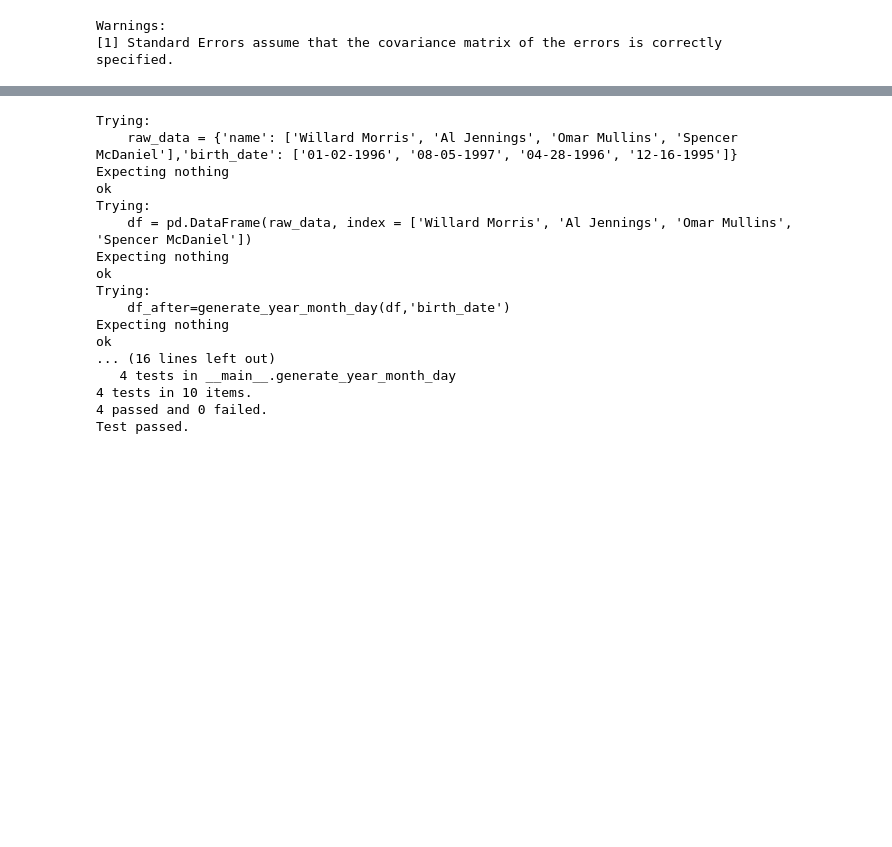
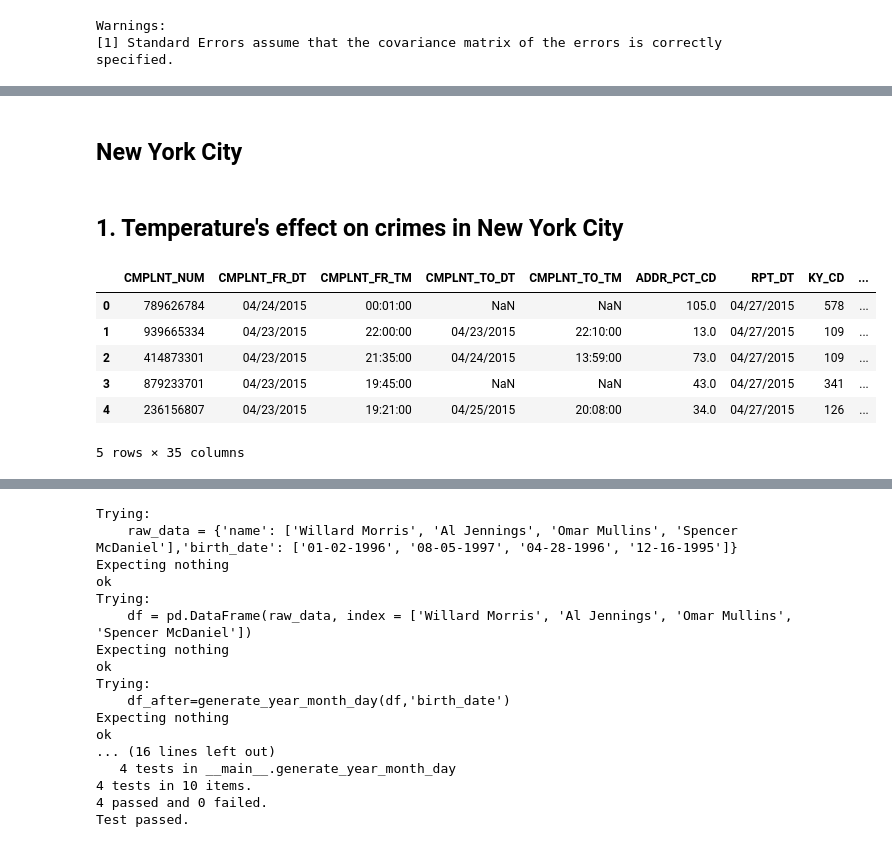
Before and after one commit to AprilW048/Final_Project, a Jupyter notebook: Weatherindex_and_Crime.ipynb, the cells around one changed output, grey strips where cells are left out. Cells and saved outputs as stored; diff of their text form; code cells hidden in the pictures; blank space fills up the shorter version.

```diff
--- a/Weatherindex_and_Crime.ipynb
+++ b/Weatherindex_and_Crime.ipynb
@@ -769,0 +804,15 @@ Warnings:
+# %% [markdown]
+## New York City
+# %% [markdown]
+## 1. Temperature's effect on crimes in New York City
+# %%
+NY_crime=FUNC.read_indata('./NYPD_Complaint_Data_Historic.csv')
+NY_crime.head()
+# %% [output]
+|  | CMPLNT_NUM | CMPLNT_FR_DT | CMPLNT_FR_TM | CMPLNT_TO_DT | CMPLNT_TO_TM | ADDR_PCT_CD | RPT_DT | KY_CD | ... |
+| 0 | 789626784 | 04/24/2015 | 00:01:00 | NaN | NaN | 105.0 | 04/27/2015 | 578 | ... |
+| 1 | 939665334 | 04/23/2015 | 22:00:00 | 04/23/2015 | 22:10:00 | 13.0 | 04/27/2015 | 109 | ... |
+| 2 | 414873301 | 04/23/2015 | 21:35:00 | 04/24/2015 | 13:59:00 | 73.0 | 04/27/2015 | 109 | ... |
+| 3 | 879233701 | 04/23/2015 | 19:45:00 | NaN | NaN | 43.0 | 04/27/2015 | 341 | ... |
+| 4 | 236156807 | 04/23/2015 | 19:21:00 | 04/25/2015 | 20:08:00 | 34.0 | 04/27/2015 | 126 | ... |
+5 rows × 35 columns
```
Also changed, not shown: parts of 13 cells of this notebook, 1 other file.
